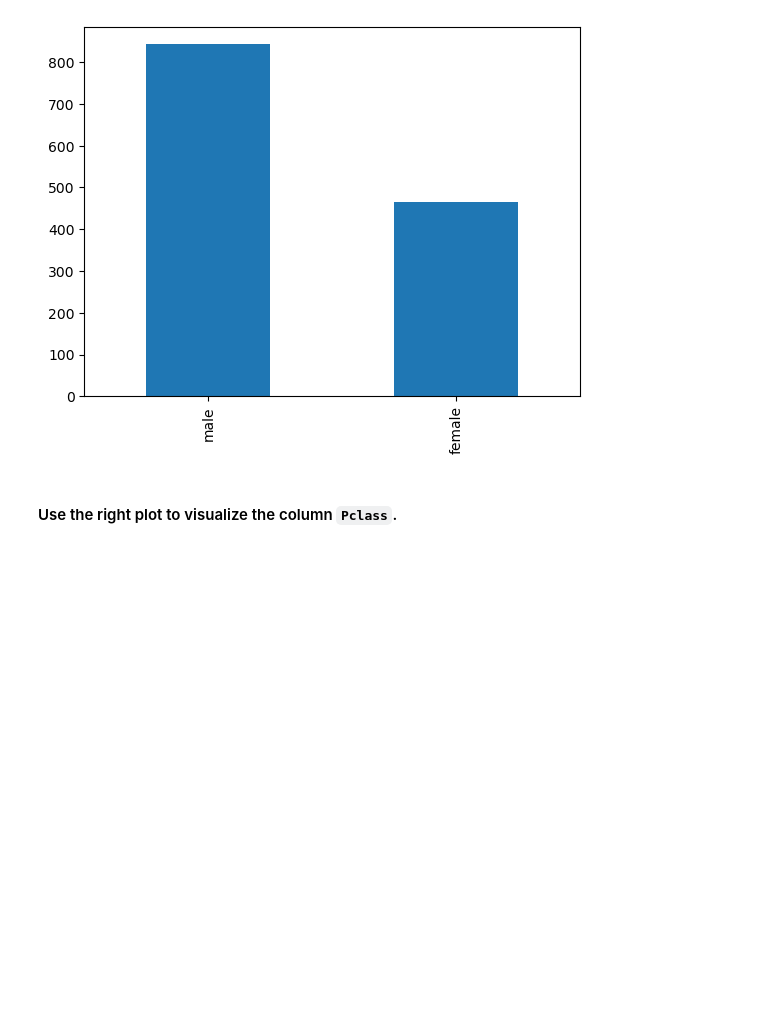
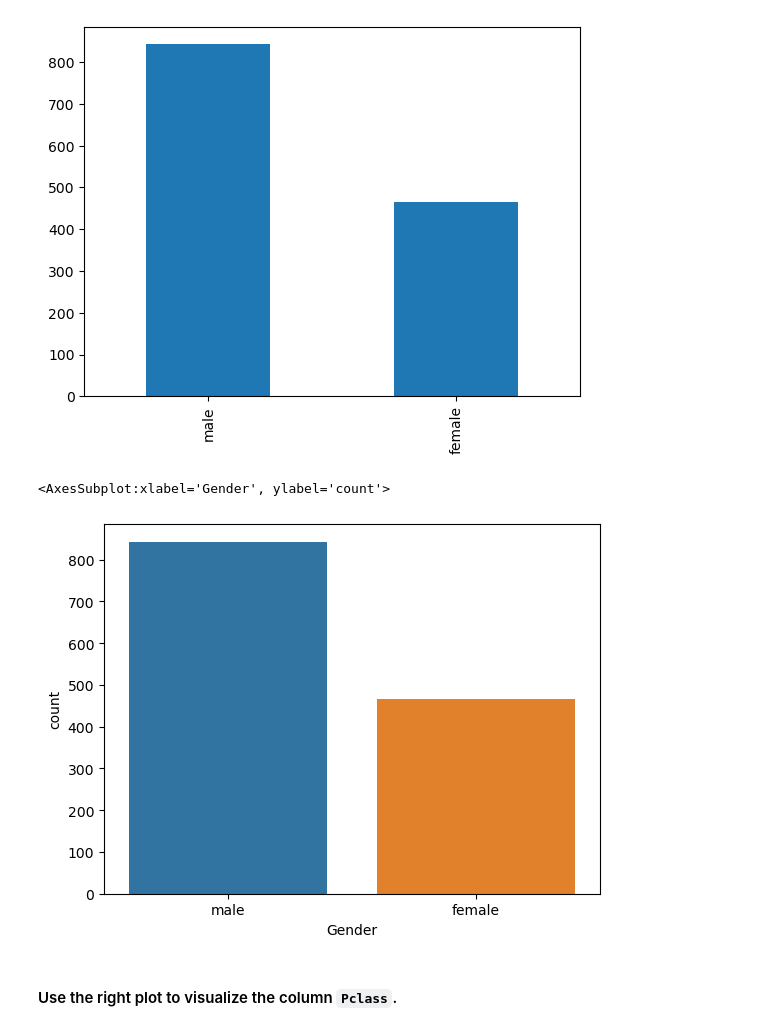
Before and after one commit to jdediegoAb/dataptmad0522_labs, a Jupyter notebook: module-2/matplotlib-seaborn/your-code/main.ipynb, the cells around one changed output. Drawn from its saved outputs; the diff is of its cells as text; code cells hidden in the pictures; blank space fills up the shorter version.

```diff
--- a/module-2/matplotlib-seaborn/your-code/main.ipynb
+++ b/module-2/matplotlib-seaborn/your-code/main.ipynb
@@ -287,6 +294,12 @@ titanic['Gender'].value_counts().plot(kind='bar')
 # %%
 # Method 2 - seaborn
 # your code here
+#sns.countplot(x ="Age", data = titanic)
+#sns.countplot(titanic["Gender"])
+sns.countplot( x= "Gender", data=titanic)
+# %% [output]
+<AxesSubplot:xlabel='Gender', ylabel='count'>
+[figure, added]
 # %% [markdown]
 #### Use the right plot to visualize the column `Pclass`.
 # %%
```
Also changed, not shown: parts of 7 cells of this notebook, 1 other file.
